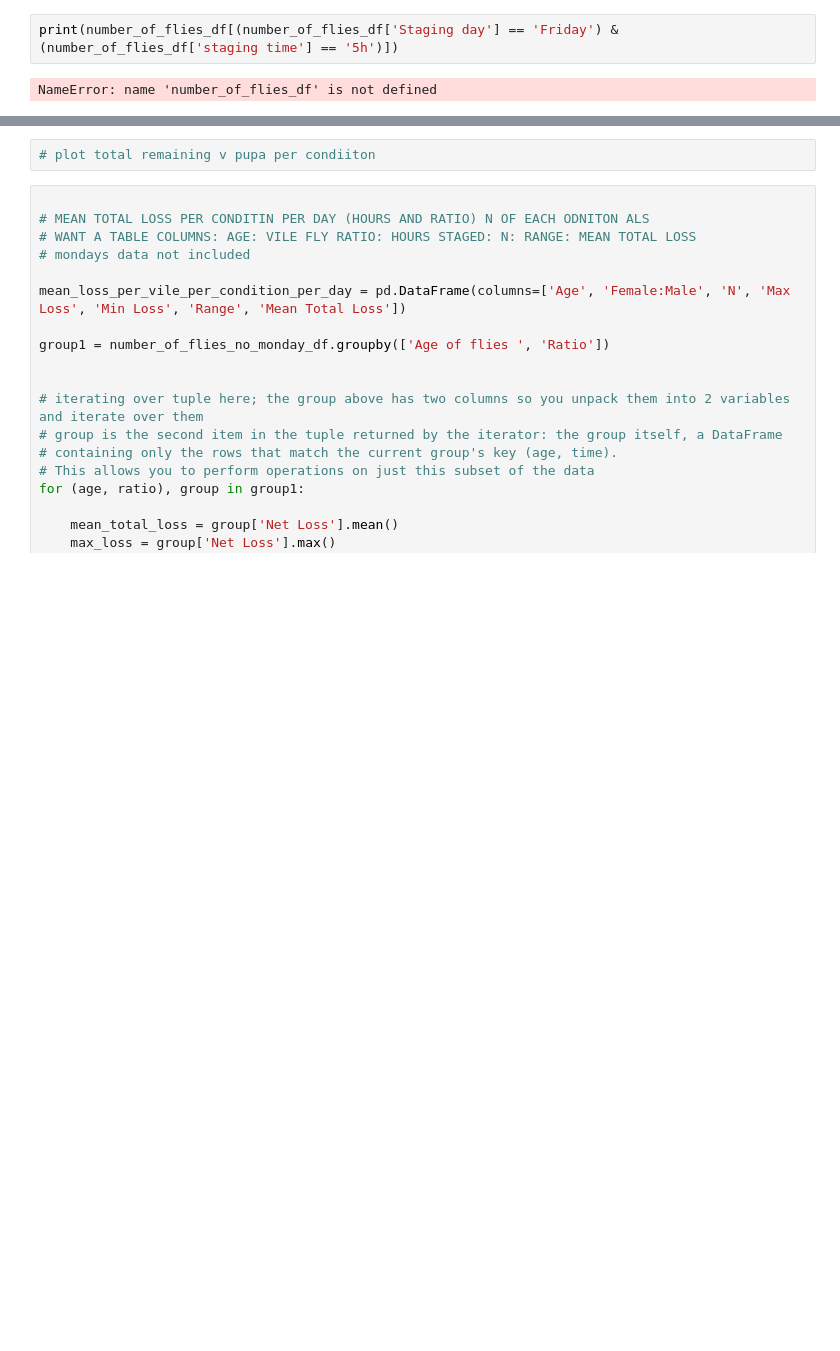
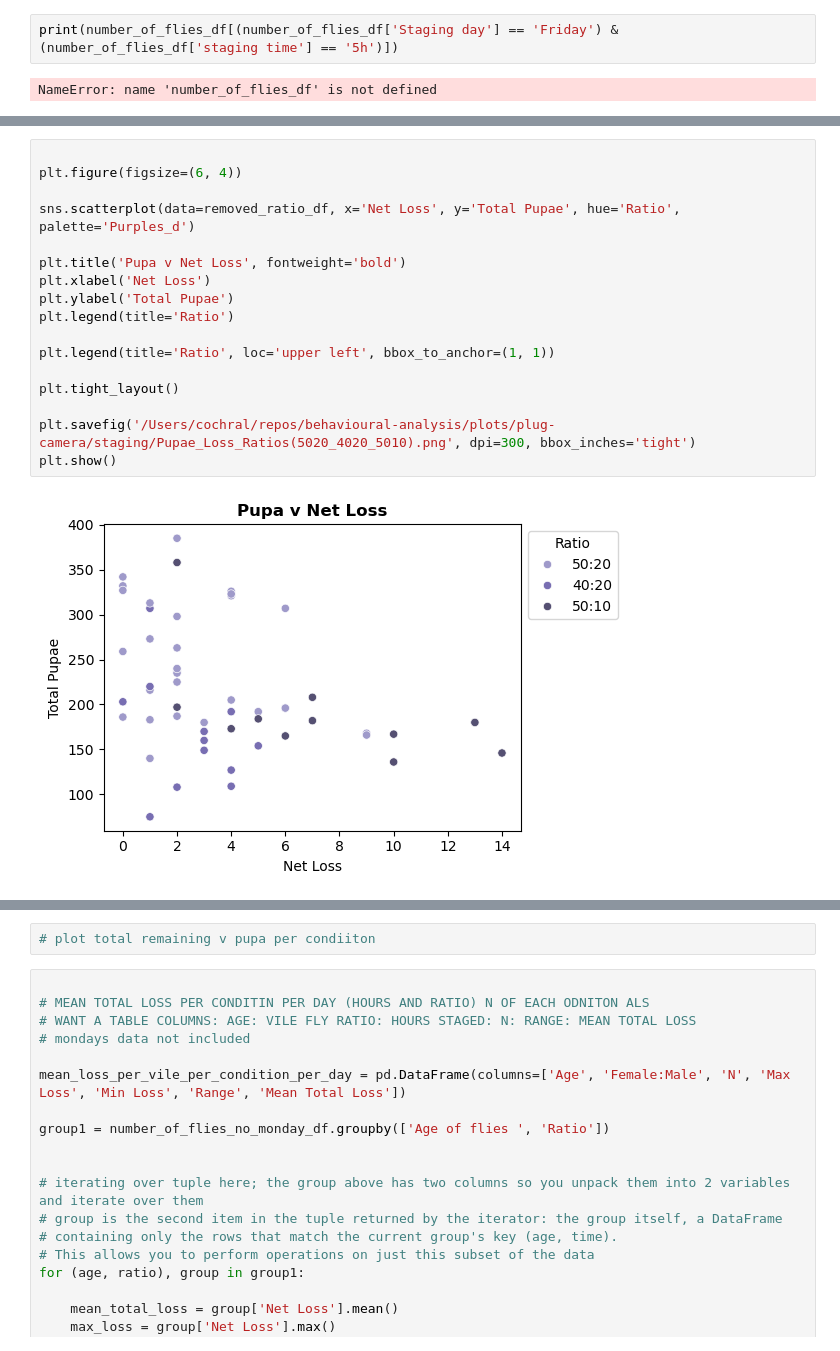
Before and after one commit to lenacochrane/behavioural-analysis, a Jupyter notebook: scripts/plug-camera/staging-parameters/pupae_plot.ipynb, the cells around one changed output, grey strips where cells are left out. Cells and saved outputs as stored; diff of their text form; blank space fills up the shorter version.

```diff
--- a/scripts/plug-camera/staging-parameters/pupae_plot.ipynb
+++ b/scripts/plug-camera/staging-parameters/pupae_plot.ipynb
@@ -540,3 +562,22 @@ The `ci` parameter is deprecated. Use `errorbar='sd'` for the same effect.
+# %%
+
+plt.figure(figsize=(6, 4))
+
+sns.scatterplot(data=removed_ratio_df, x='Net Loss', y='Total Pupae', hue='Ratio', palette='Purples_d')
+
+plt.title('Pupa v Net Loss', fontweight='bold')
+plt.xlabel('Net Loss')
+plt.ylabel('Total Pupae')
+plt.legend(title='Ratio')
+
+plt.legend(title='Ratio', loc='upper left', bbox_to_anchor=(1, 1))
+
+plt.tight_layout()
+
+plt.savefig('/Users/cochral/repos/behavioural-analysis/plots/plug-camera/staging/Pupae_Loss_Ratios(5020_4020_5010).png', dpi=300, bbox_inches='tight')
+plt.show()
+# %% [output]
+[figure, added]
 # %%
 plt.figure(figsize=(10, 5))
 
```
Also changed, not shown: parts of 19 cells of this notebook.
